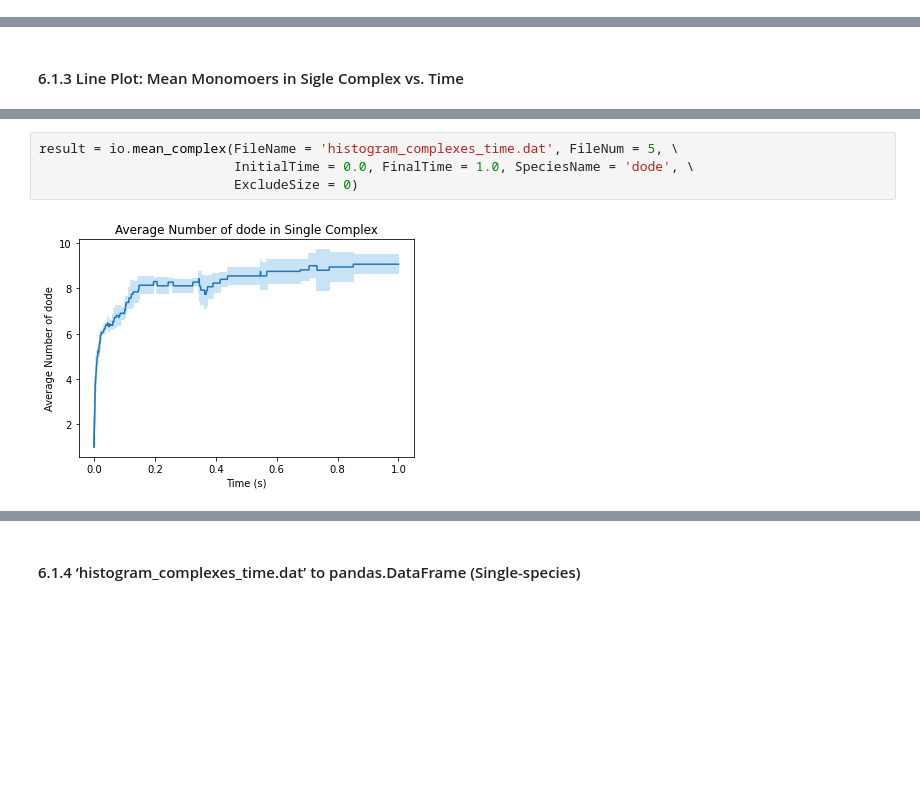
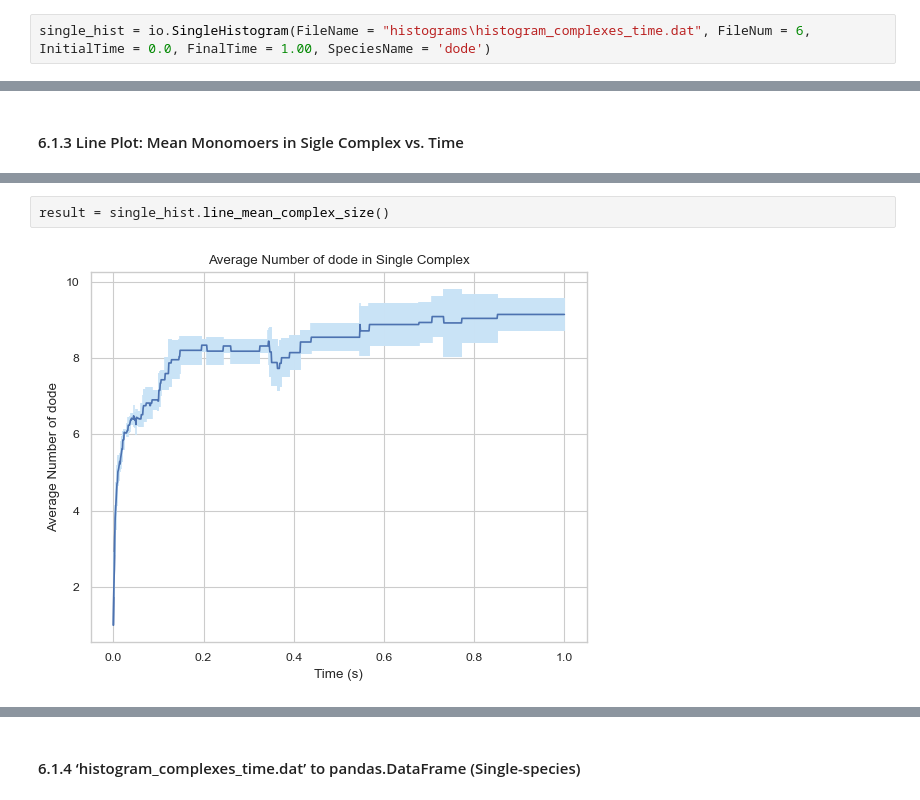
Before and after one commit to jonathanfischer97/ionerdss, a Jupyter notebook: Tutorial/SingleSpeciesTutorial/ioNERDSSTutorialSingle.ipynb, the cells around one changed output, grey strips where cells are left out. Cells and saved outputs as stored; diff of their text form; blank space fills up the shorter version.

```diff
--- a/Tutorial/SingleSpeciesTutorial/ioNERDSSTutorialSingle.ipynb
+++ b/Tutorial/SingleSpeciesTutorial/ioNERDSSTutorialSingle.ipynb
@@ -95,3 +101,5 @@ The model for the simulation results used for this analysis section below is dod
+# %%
+single_hist = io.SingleHistogram(FileName = "histograms\histogram_complexes_time.dat", FileNum = 6, InitialTime = 0.0, FinalTime = 1.00, SpeciesName = 'dode')
 # %% [markdown]
 #### 6.1.1 General Histogam
 # %% [markdown]
@@ -117,7 +139,5 @@ This function enables users to obtain a plot indicating mean number of monomers
 # %%
-result = io.mean_complex(FileName = 'histogram_complexes_time.dat', FileNum = 5, \
-                         InitialTime = 0.0, FinalTime = 1.0, SpeciesName = 'dode', \
-                         ExcludeSize = 0)
+result = single_hist.line_mean_complex_size()
 # %% [output]
-[figure, old version]
+[figure, new version]
 # %%
```
Also changed, not shown: parts of 46 cells of this notebook, 13 other files.
